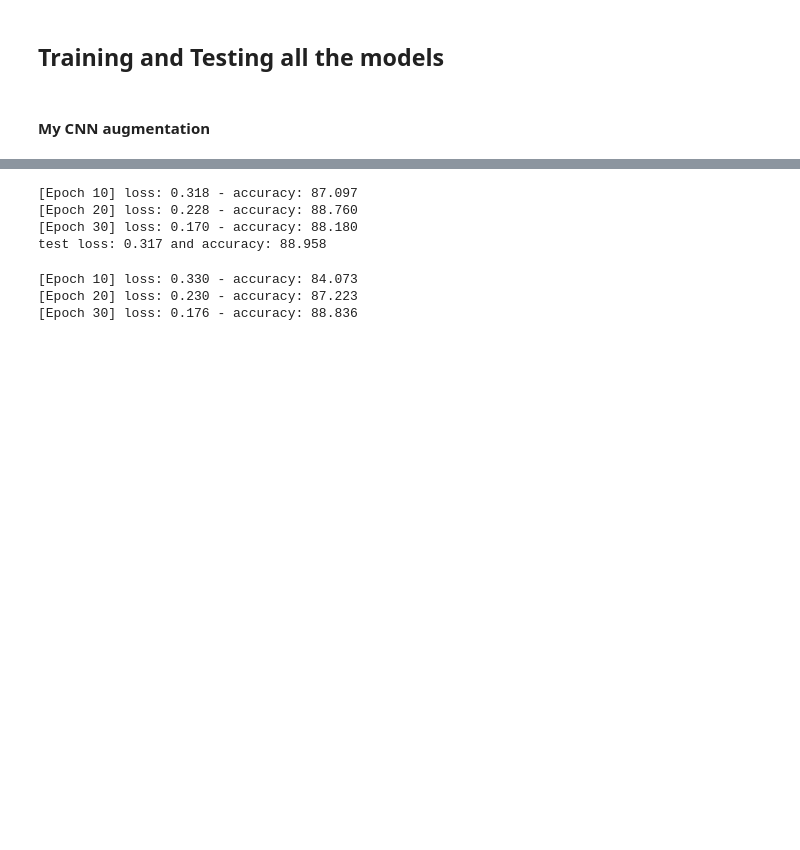
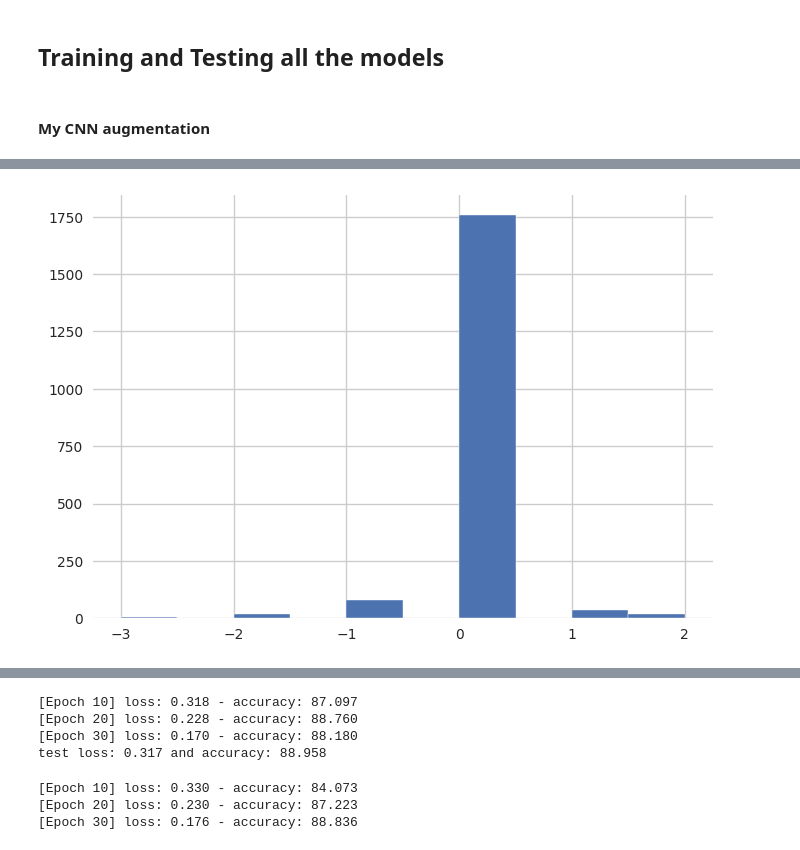
Before and after one commit to Akashkharita/PNW_Seismic_Event_Classification, a Jupyter notebook: deep_learning/Train_ensemble_CNN_models_60s.ipynb, the cells around one changed output, grey strips where cells are left out. Cells and saved outputs as stored; diff of their text form; code cells hidden in the pictures; blank space fills up the shorter version.

```diff
--- a/deep_learning/Train_ensemble_CNN_models_60s.ipynb
+++ b/deep_learning/Train_ensemble_CNN_models_60s.ipynb
@@ -888,0 +1039,5 @@ plt.show()
+# %%
+plt.hist(y_test-y_pred)
+plt.show()
+# %% [output]
+[figure, added]
```
Also changed, not shown: parts of 39 cells of this notebook, 9 other files.
